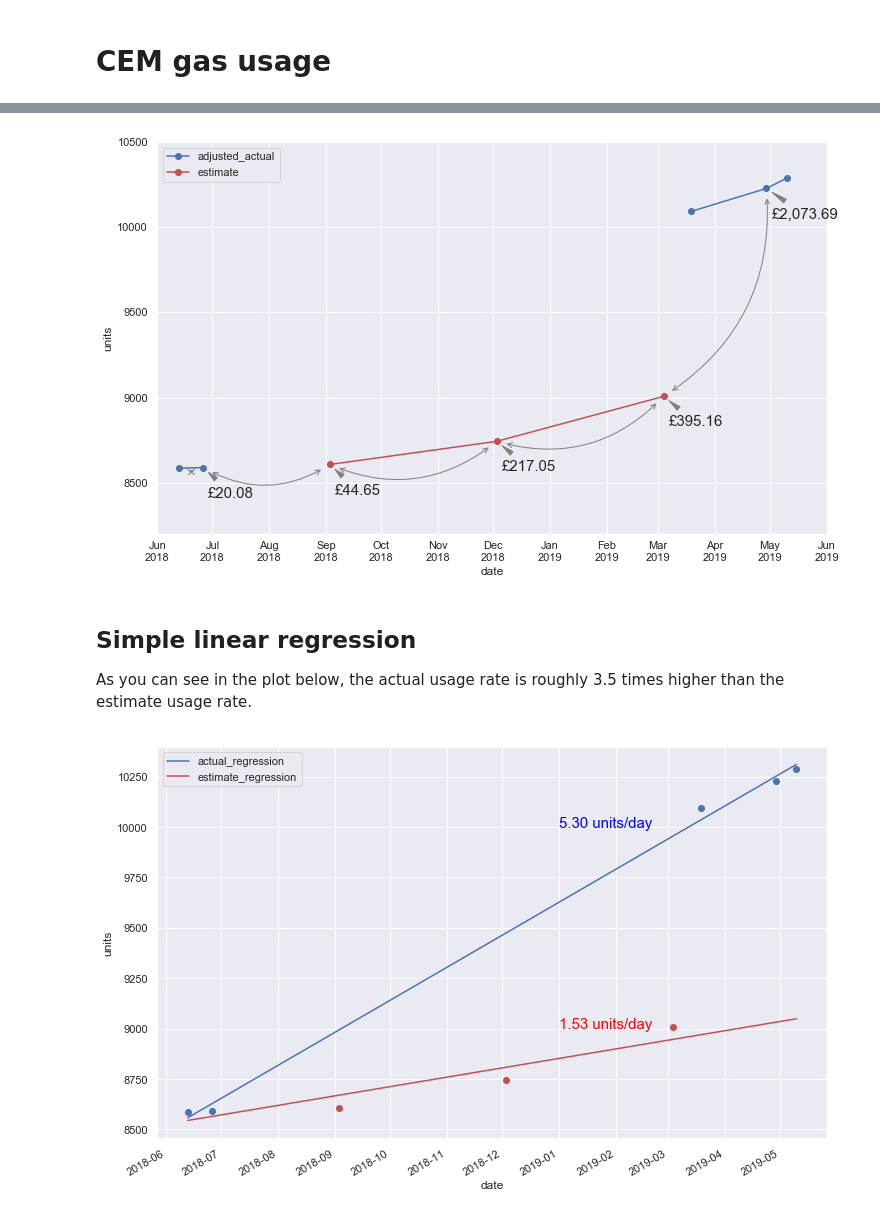
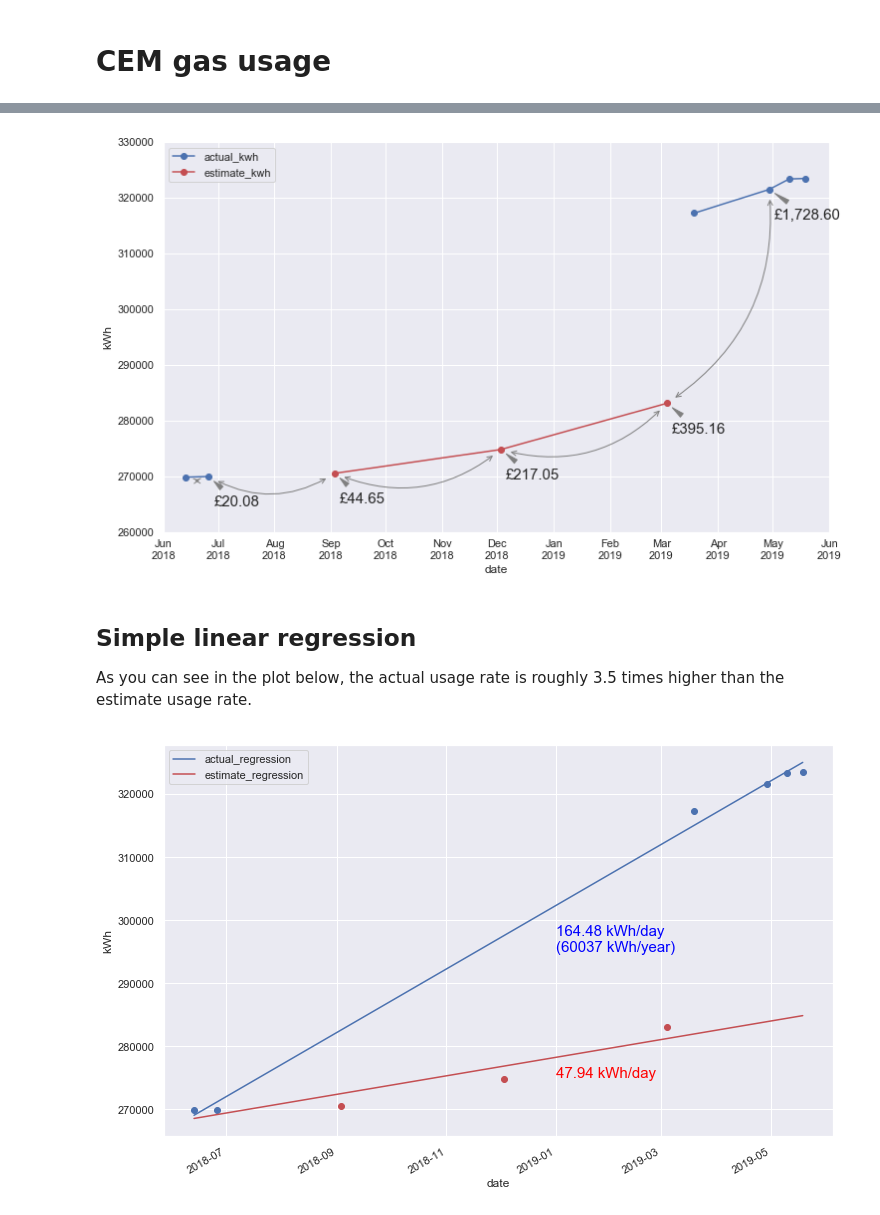
Before and after one commit to siongngiap/cem, a Jupyter notebook: cem_gas.ipynb, the cells around one changed output, grey strips where cells are left out. Drawn from its saved outputs; the diff is of its cells as text; code cells hidden in the pictures.

Commit message:
Updated report with revised bill and in kWh

```diff
--- a/cem_gas.ipynb
+++ b/cem_gas.ipynb
@@ -61,16 +76,17 @@ The data is processed and three new columns are created to facilitate analysis:
 The processed data is shown below.
 # %%
 # processed data
-df['date'] = pd.to_datetime(df.date, format='%Y-%m-%d')
-df['actual'] = pd.to_numeric(df.actual)
-df['estimate'] = pd.to_numeric(df.estimate)
-df['bill'].replace('', np.nan, inplace=True)
-# To make sense of rolled-over readings
-df['adjusted_actual'] = df.actual
-df.loc[df.date > pd.Timestamp('2019-03-05'), 'adjusted_actual'] = df.actual + 10000
-# Merge (adjusted) actual readings into estimates to get all "readings" used in the bills
-df['bill_reading'] = df.estimate.combine_first(df.adjusted_actual)
-# Number of days since "day 1".
-df['days'] = (df['date'] - df['date'][0]).dt.days
+df = df.assign(
+    date=lambda x: pd.to_datetime(x.date, format='%Y-%m-%d'),
+    actual=lambda x: pd.to_numeric(x.actual),
+    estimate=lambda x: pd.to_numeric(x.estimate),
+    bill=lambda x: x.bill.replace('', np.nan),
+    adjusted_actual=lambda x: (x.date > pd.Timestamp('2019-03-05')) * 10000 + x.actual
+).assign(
+    actual_kwh=lambda x: x.adjusted_actual * UNIT_KWH,
+    estimate_kwh=lambda x:x.estimate * UNIT_KWH
+)
+df['bill_kwh'] = df.estimate_kwh.combine_first(df.actual_kwh)
+df.insert(1, 'days', (df['date'] - df['date'][0]).dt.days)
 df
 # %% [output]
@@ -94,49 +111,52 @@ As it stands in total it comes up to roughly 2700 pounds for the a period of 11
 # %%
 # plot
-ax = df.plot(x='date', y=['adjusted_actual', 'estimate'], style=['bo-', 'ro-'], figsize=(12,8))
+#fig, ax = plt.subplots(figsize=(12, 8), dpi=100)
+ax = df.plot(x='date', y=['actual_kwh', 'estimate_kwh'], style=['bo-', 'ro-'], figsize=(12,8))
 _ = ax.set_xlim([pd.Timestamp('2018-06-01'), pd.Timestamp('2019-06-01')])
-_ = ax.set_ylim([8200, 10500])
-ax.set_ylabel('units')
+_ = ax.set_ylim([260000, 330000])
+ax.set_ylabel('kWh')
 ax.xaxis.grid(True, which='minor')
 ax.xaxis.set_minor_locator(dates.MonthLocator())
 ax.xaxis.set_minor_formatter(dates.DateFormatter('%b\n%Y'))
 ax.xaxis.set_tick_params(which='major', labelbottom=False)
-last_bp = (df.date[0], df.bill_reading[0])
+last_bp = (df.date[0], df.bill_kwh[0])
 for i, r in df.dropna(subset=['bill']).iterrows():
-    ax.annotate('', (r.date, r.bill_reading), xytext = last_bp,
+    ax.annotate('', (r.date, r.bill_kwh), xytext = last_bp,
         arrowprops = {'arrowstyle':'<->', 'connectionstyle':'arc3,rad=0.3', 'shrinkA':10, 'shrinkB':10, 'color':'grey'}
         )
-    ax.annotate(r.bill, (r.date, r.bill_reading), xytext = (5,-30), textcoords='offset points', fontsize=15,
+    ax.annotate(r.bill, (r.date, r.bill_kwh), xytext = (5,-30), textcoords='offset points', fontsize=15,
         arrowprops = {'arrowstyle':'wedge', 'shrinkA':7, 'shrinkB':7, 'color':'grey'})
-    last_bp = (r.date, r.bill_reading)
+    last_bp = (r.date, r.bill_kwh)
 # %% [output]
-[figure, old version]
+[figure, new version]
 # %% [markdown]
 ## Simple linear regression
 As you can see in the plot below, the actual usage rate is roughly 3.5 times higher than the estimate usage rate.
 # %%
 # simple linear regression
 ## actual readings - remove dates where there's no actual readings
-actual_x = df[~df.adjusted_actual.isin([np.nan])].days.values
-actual_y = df.adjusted_actual.dropna().values
+actual_x = df[~df.actual_kwh.isin([np.nan])].days.values
+actual_y = df.actual_kwh.dropna().values
 actual_rate, actual_start = np.polyfit(actual_x, actual_y, 1)
-## British Gas estimates - remove last three actual readings
-estimate_x = df.days.values[:-3]
-estimate_y = df.bill_reading.values[:-3]
+## British Gas estimates - use the first five "readings"
+estimate_x = df.days.values[:5]
+estimate_y = df.bill_kwh.values[:5]
 estimate_rate, estimate_start = np.polyfit(estimate_x, estimate_y, 1)
 ## Regression data
 regression_df = pd.DataFrame({
     'date': [df['date'].iloc[0], df['date'].iloc[-1]],
     'actual_regression': [actual_start, actual_rate * df['days'].iloc[-1] + actual_start],
     'estimate_regression': [estimate_start, estimate_rate * df['days'].iloc[-1] + estimate_start]
 })
 ## plot graph with regression lines
-ax2 = df.plot(x='date', y=['adjusted_actual', 'estimate'], style=['bo', 'ro'], figsize=(12,8), legend=False)
-ax2.set_ylabel('units')
+ax2 = df.plot(x='date', y=['actual_kwh', 'estimate_kwh'], style=['bo', 'ro'], figsize=(12,8), legend=False)
+#_ = ax2.set_xlim([pd.Timestamp('2018-06-01'), pd.Timestamp('2019-06-01')])
+#_ = ax2.set_ylim([260000, 330000])
+ax2.set_ylabel('kWh')
 regression_df.plot(ax=ax2, x='date', style=['b', 'r'])
-_ = ax2.annotate('{:.2f} units/day'.format(actual_rate), (dates.date2num(pd.Timestamp('2019-01-01')), 10000), color='blue', fontsize=15)
-_ = ax2.annotate('{:.2f} units/day'.format(estimate_rate), (dates.date2num(pd.Timestamp('2019-01-01')), 9000), color='red', fontsize=15)
+_ = ax2.annotate('{:.2f} kWh/day\n({:.0f} kWh/year)'.format(actual_rate, actual_rate*365), (dates.date2num(pd.Timestamp('2019-01-01')), 295000), color='blue', fontsize=15)
+_ = ax2.annotate('{:.2f} kWh/day'.format(estimate_rate), (dates.date2num(pd.Timestamp('2019-01-01')), 275000), color='red', fontsize=15)
 # %% [output]
-[figure, old version]
+[figure, new version]
 # %% [markdown]
 ## Conclusion
```
Also changed, not shown: parts of 7 cells of this notebook.
